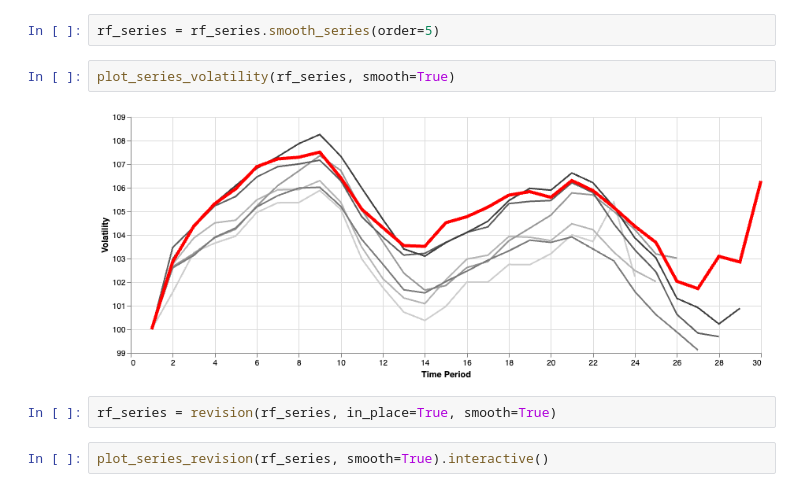
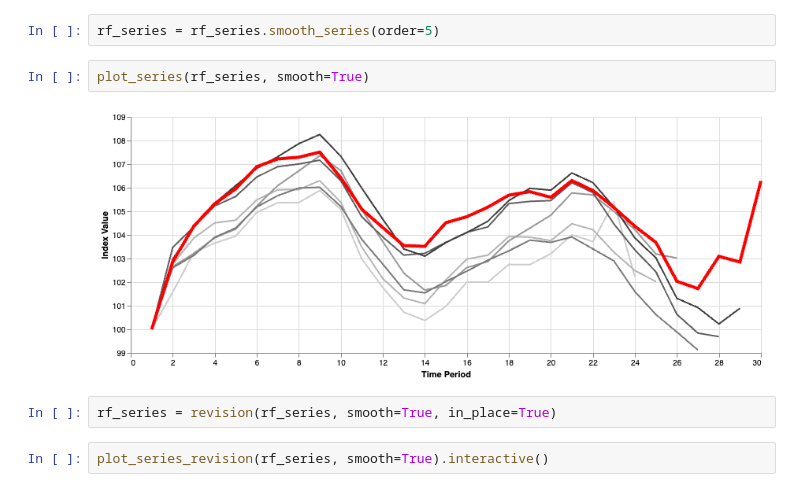
Before and after one commit to reidjohnson/hpipy, a Jupyter notebook: notebooks/introduction.ipynb, the cells around one changed output. Saved outputs shown, nothing was run; the diff lists cells and outputs as text.

```diff
--- a/notebooks/introduction.ipynb
+++ b/notebooks/introduction.ipynb
@@ -464,11 +464,11 @@ rf_series = rf_index.create_series(train_period=24, max_period=30)
 # %%
 rf_series = rf_series.smooth_series(order=5)
 # %%
-plot_series_volatility(rf_series, smooth=True)
+plot_series(rf_series, smooth=True)
 # %% [output]
-[figure, old version]
+[figure, new version]
 # %%
-rf_series = revision(rf_series, in_place=True, smooth=True)
+rf_series = revision(rf_series, smooth=True, in_place=True)
 # %%
 plot_series_revision(rf_series, smooth=True).interactive()
 # %% [output]
```
Also changed, not shown: parts of 7 cells of this notebook, 12 other files.
